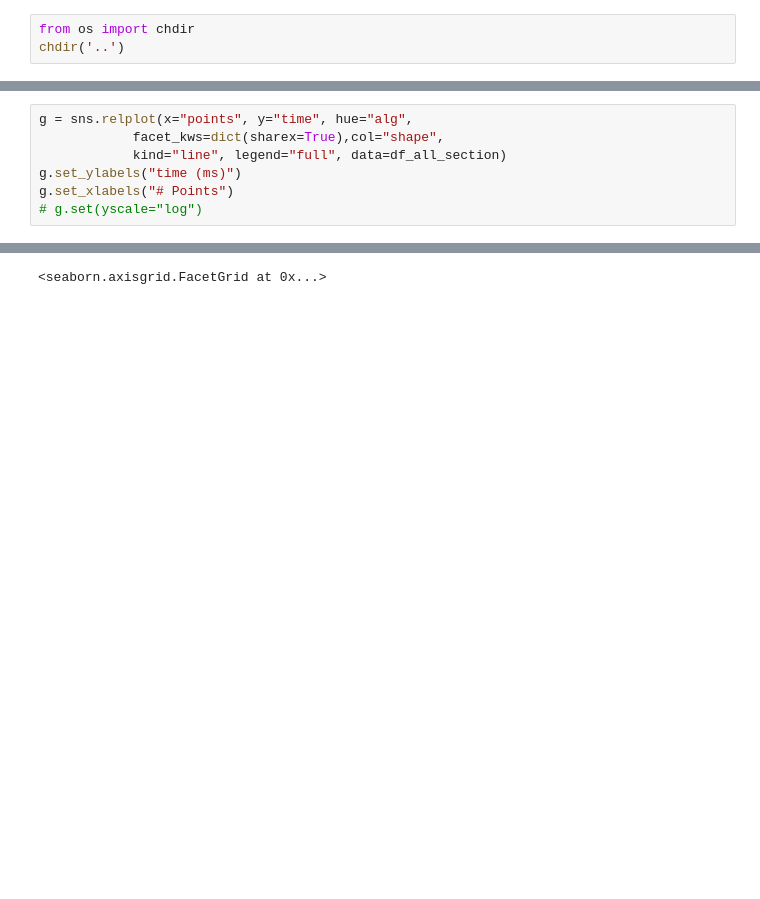
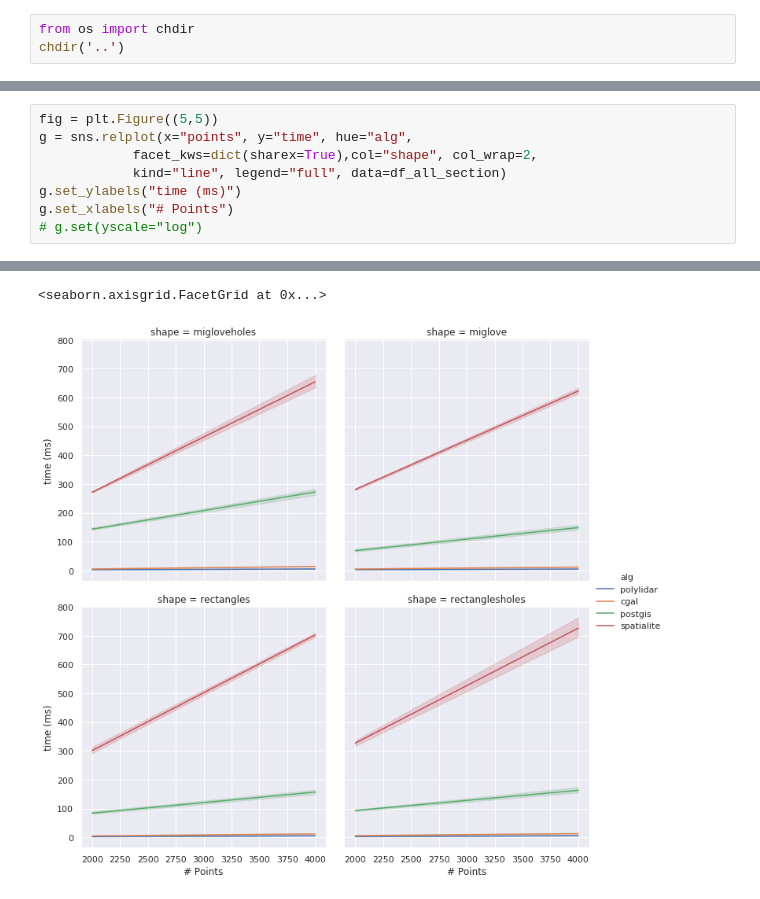
Before and after one commit to JeremyBYU/concavehull-evaluation, a Jupyter notebook: analysis/analysis.ipynb, the cells around one changed output, grey strips where cells are left out. Drawn from its saved outputs; the diff is of its cells as text; blank space fills up the shorter version.

```diff
--- a/analysis/analysis.ipynb
+++ b/analysis/analysis.ipynb
@@ -23,6 +24,7 @@ df.head()
 # %%
+fig = plt.Figure((5,5))
 g = sns.relplot(x="points", y="time", hue="alg",
-            facet_kws=dict(sharex=True),col="shape",
+            facet_kws=dict(sharex=True),col="shape", col_wrap=2,
             kind="line", legend="full", data=df_all_section)
 g.set_ylabels("time (ms)")
 g.set_xlabels("# Points")
@@ -33 +33,2 @@ g.set_xlabels("# Points")
 <seaborn.axisgrid.FacetGrid at 0x...>
+[figure, added]
```
Also changed, not shown: parts of 6 cells of this notebook, 10 other files.
